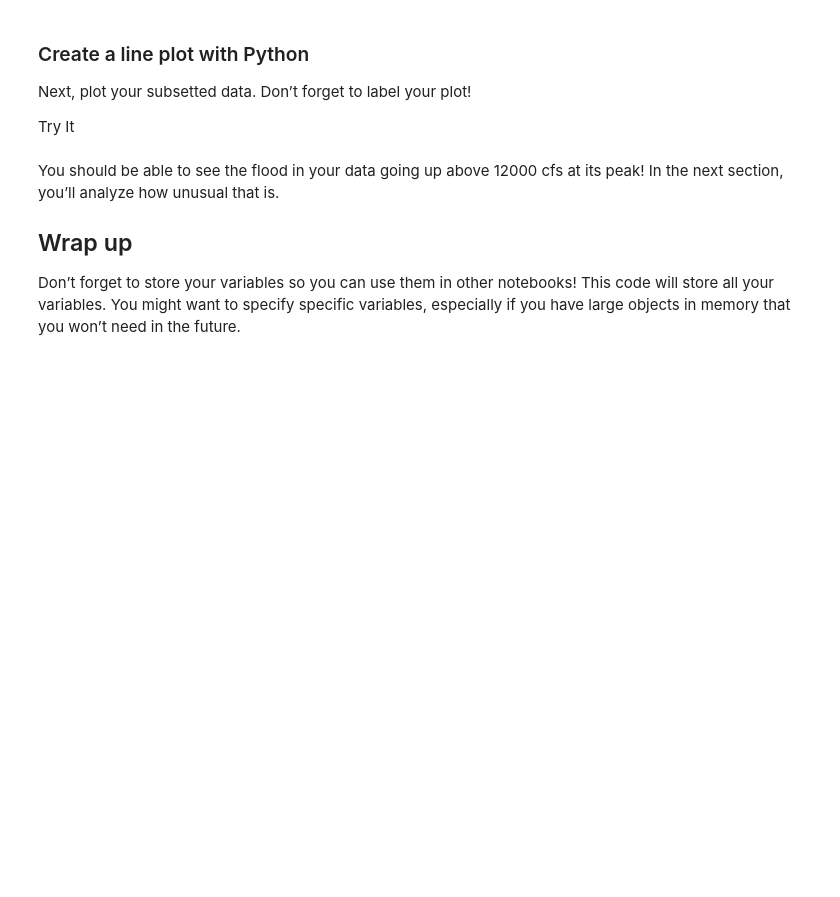
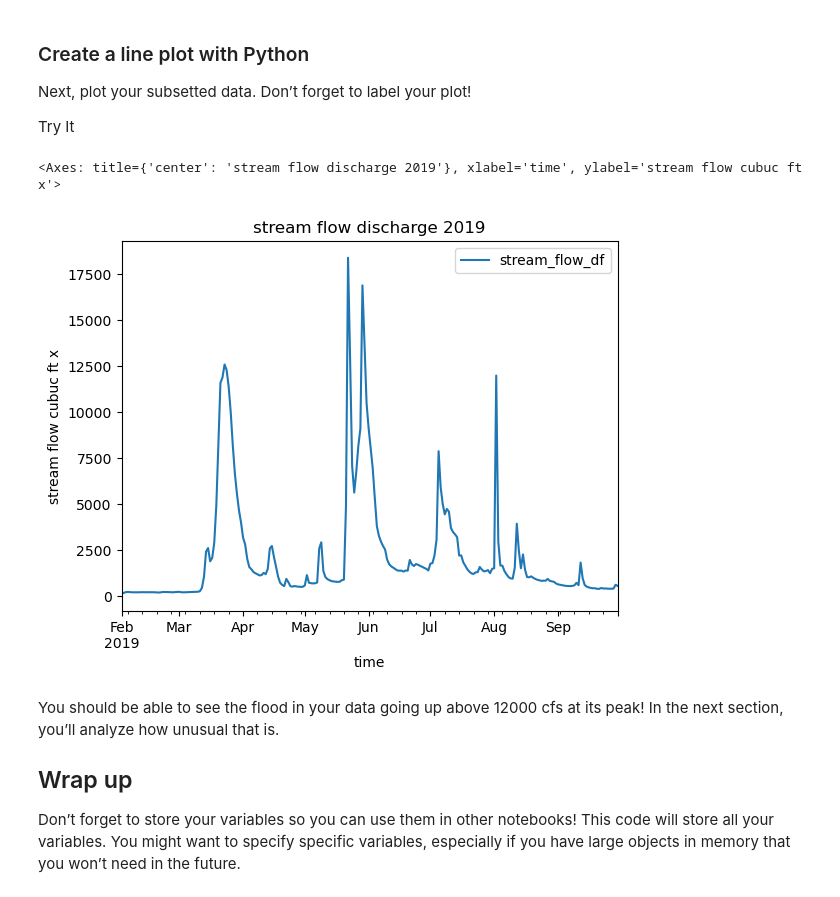
Before and after one commit to cu-esiil-edu/02-flood-johnniepb, a Jupyter notebook: notebooks/flood-03-plot.ipynb, the cells around one changed output. Drawn from its saved outputs; the diff is of its cells as text; code cells hidden in the pictures; blank space fills up the shorter version.

Commit message:
created plot for data

```diff
--- a/notebooks/flood-03-plot.ipynb
+++ b/notebooks/flood-03-plot.ipynb
@@ -43,4 +51,6 @@ end of the cell for testing.</li>
 You can find some [examples of subsetting time series data in the
 textbook](https://www.earthdatascience.org/courses/use-data-open-source-python/use-time-series-data-in-python/date-time-types-in-pandas-python/subset-time-series-data-python/).
 # %%
-dataframe_name.loc['2019-02':'2019-09']
+#specify the dates and time
+discharge_2019 = discharge_df['2019-02':'2019-09']
+discharge_2019
@@ -52,12 +77,15 @@ Next, plot your subsetted data. Don’t forget to label your plot!
 <link rel="stylesheet" type="text/css" href="./assets/styles.css"><div class="callout callout-style-default callout-titled callout-task"><div class="callout-header"><div class="callout-icon-container"><i class="callout-icon"></i></div><div class="callout-title-container flex-fill">Try It</div></div><div class="callout-body-container callout-body"></div></div>
 # %%
 (
-    dataframe_name
+    discharge_2019
     .plot(
-        xlabel='',
-        ylabel='',
-        title='')
+        xlabel='time',
+        ylabel='stream flow cubuc ft x',
+        title='stream flow discharge 2019')
 )
+# %% [output]
+<Axes: title={'center': 'stream flow discharge 2019'}, xlabel='time', ylabel='stream flow cubuc ft x'>
+[figure, added]
 # %% [markdown]
 You should be able to see the flood in your data going up above 12000
 cfs at its peak! In the next section, you’ll analyze how unusual that
```
Also changed, not shown: parts of 2 cells of this notebook.
